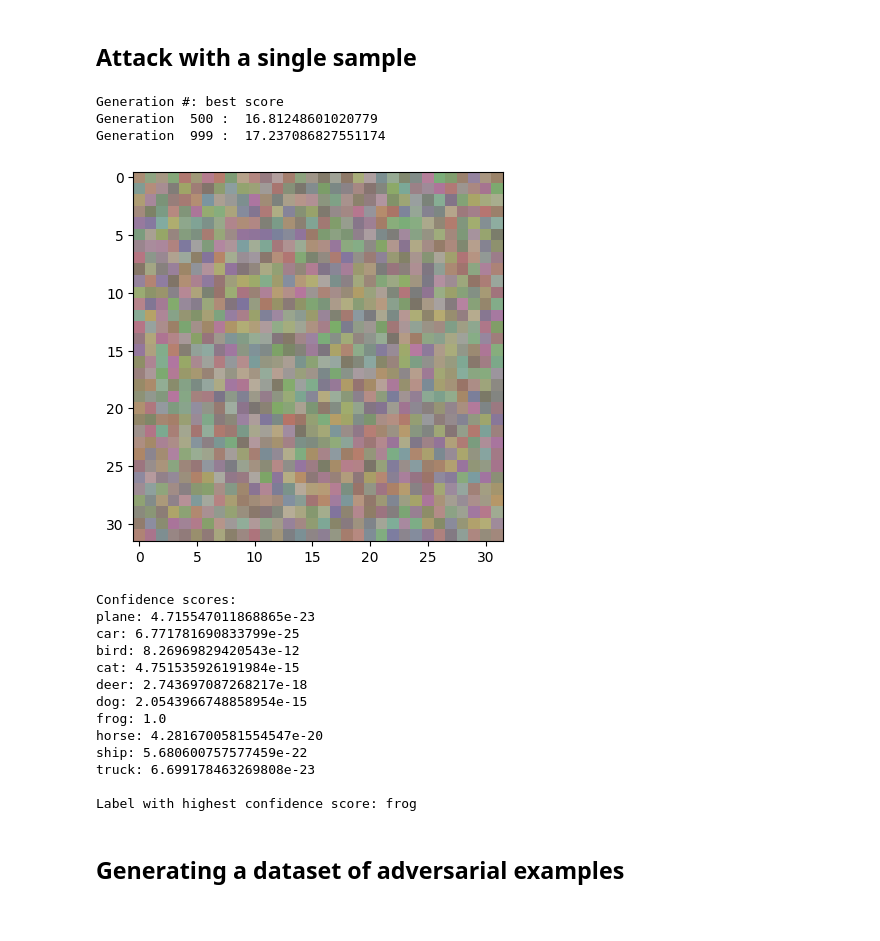
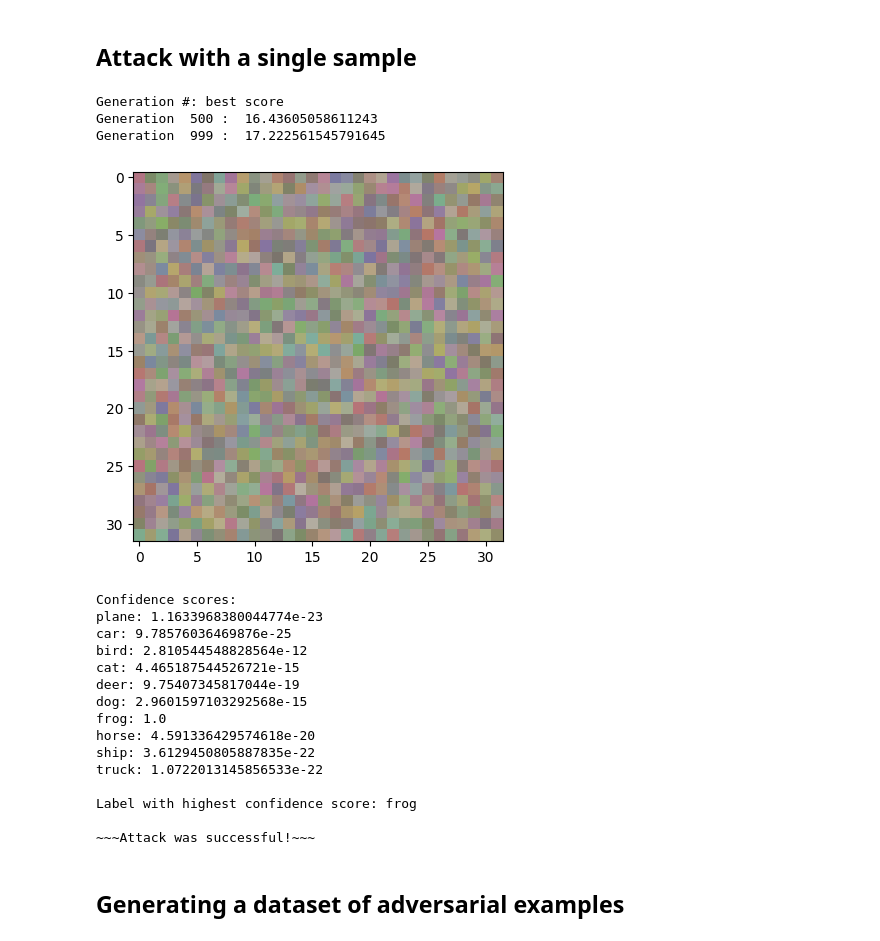
Before and after one commit to Rauyolo/Deep-Learning-course, a Jupyter notebook: Project/main.ipynb, the cells around one changed output. Drawn from its saved outputs; the diff is of its cells as text; code cells hidden in the pictures.

```diff
--- a/Project/main.ipynb
+++ b/Project/main.ipynb
@@ -228,18 +234,6 @@ MobileNetV2(
 )
 # %% [markdown]
 # Evaluation
-# %%
-def show(X):
-    if isinstance(X, np.ndarray):
-        X = torch.Tensor(X)
-
-    X = inverse_transform(X)
-
-    plt.imshow(np.transpose(X.numpy(), (1, 2, 0)))
-    plt.show()
-
-inverse_transform = transforms.Compose([transforms.Normalize(mean = [ 0., 0., 0. ], std = [ 1/0.229, 1/0.224, 1/0.225 ]),
-                                        transforms.Normalize(mean = [ -0.485, -0.456, -0.406 ], std = [ 1., 1., 1. ]),])
 # %%
 def show_examples(classes, testloader, model):
     dataiter = iter(testloader)
@@ -481,4 +474,5 @@ def fitness_class_probability_empty(X, model):
     y = model(torch.Tensor(X).to(device)).to('cpu').detach().numpy()
     y_target = y[:, adv_target]
     X_mean = X.mean(axis=1).mean(axis=1).mean(axis=1)
+    a = y_target - X_mean
     return y_target - X_mean
@@ -492,32 +503,40 @@ def show_probabilities(X, model, classes):
     print('\nLabel with highest confidence score: {}'.format(classes[torch.argmax(prob).item()]))
 # %% [markdown]
 ## Attack with a single sample
+# %%
+def attack(classes, attack_class, model, num_generations=1000):
+    adv_target = classes.index(attack_class)
+    m = GeneticSolver(model, image_size=image_size, verbosity=True, verbose_step=100, warm_start=True, early_stopping=False)
+    res, score = m.solve(fitness_class_probability_empty, n_generations=num_generations, verbose_step=500)
+    return res
 # %%
-adv_target = classes_org.index('frog')
-m = GeneticSolver(model_org, image_size=image_size, verbosity=True, verbose_step=100, warm_start=True, early_stopping=False)
-res, score = m.solve(fitness_class_probability_empty, n_generations=1000, verbose_step=500)
+generated_sample = attack(classes_org, 'frog', model_org)
 # %% [output]
 Generation #: best score
-Generation  500 :  16.81248601020779
-Generation  999 :  17.237086827551174
+Generation  500 :  16.43605058611243
+Generation  999 :  17.222561545791645
 # %%
-show(res)
-show_probabilities(res, model_org, classes_org)
+show(generated_sample)
+show_probabilities(generated_sample, model_org, classes_org)
+
+print('\n~~~Attack was successful!~~~')
 # %% [output]
-[figure, old version]
+[figure, new version]
 Confidence scores:
-plane: 4.715547011868865e-23
-car: 6.771781690833799e-25
-bird: 8.26969829420543e-12
-cat: 4.751535926191984e-15
-deer: 2.743697087268217e-18
-dog: 2.0543966748858954e-15
+plane: 1.1633968380044774e-23
+car: 9.78576036469876e-25
+bird: 2.810544548828564e-12
+cat: 4.465187544526721e-15
+deer: 9.75407345817044e-19
+dog: 2.9601597103292568e-15
 frog: 1.0
-horse: 4.2816700581554547e-20
-ship: 5.680600757577459e-22
-truck: 6.699178463269808e-23
+horse: 4.591336429574618e-20
+ship: 3.6129450805887835e-22
+truck: 1.0722013145856533e-22
 
 Label with highest confidence score: frog
+
+~~~Attack was successful!~~~
 # %% [markdown]
 ## Generating a dataset of adversarial examples
 # %%
```
Also changed, not shown: parts of 44 cells of this notebook.
